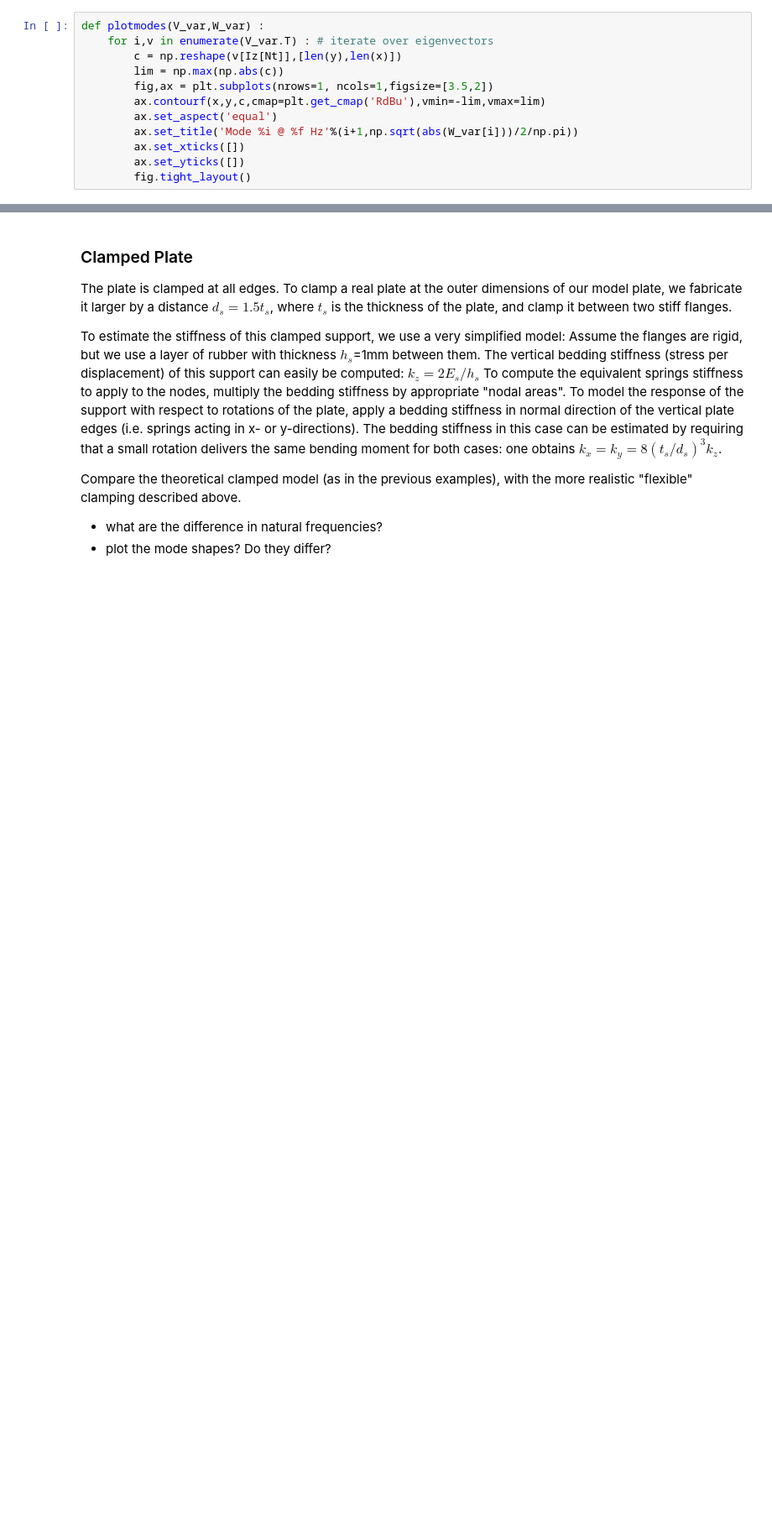
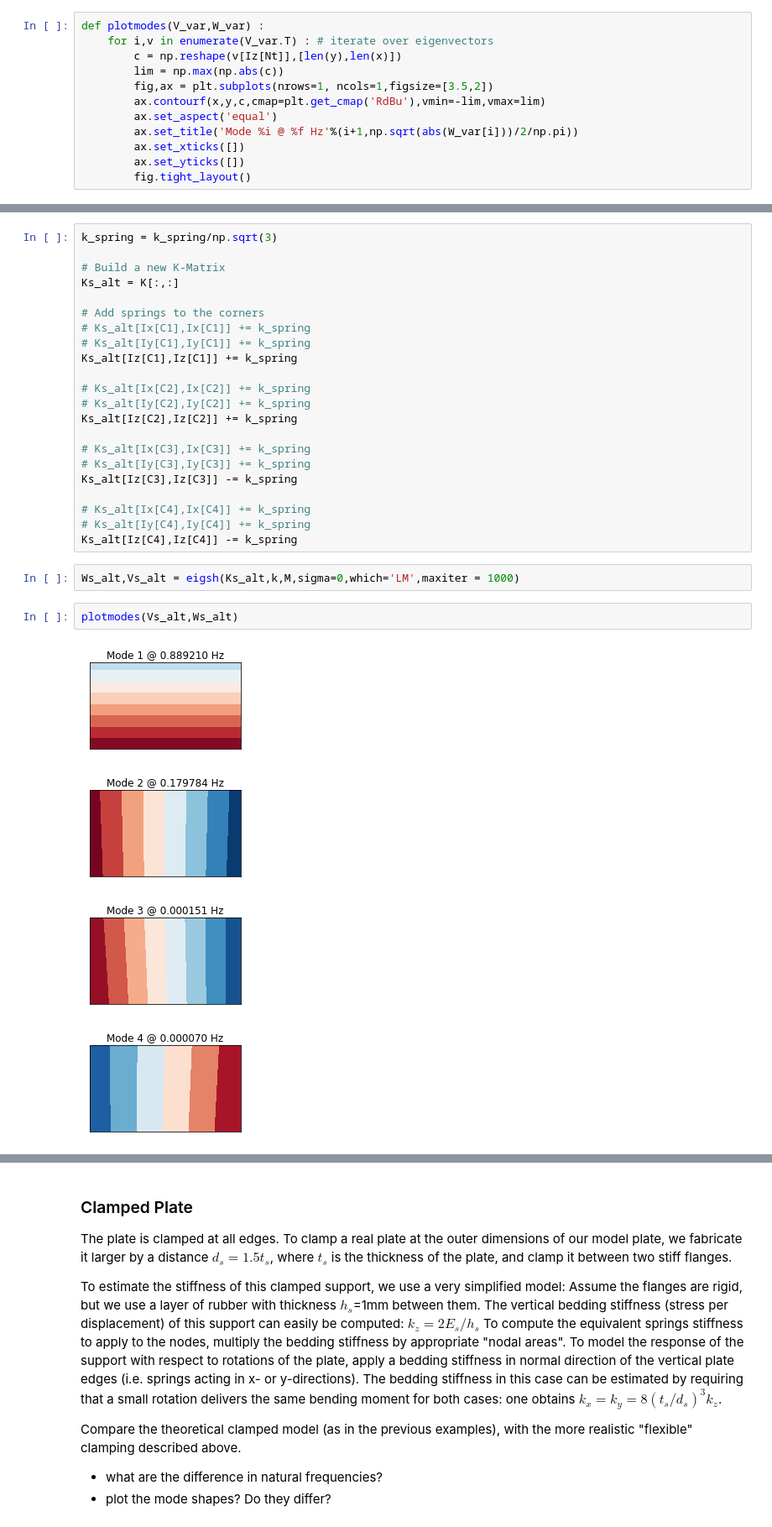
Before and after one commit to phmandl/modalanalyse, a Jupyter notebook: HW4/4_MeasurementTechniques_template.ipynb, the cells around one changed output, grey strips where cells are left out. Shown at 84% size. Saved outputs shown, nothing was run; the diff lists cells and outputs as text; blank space fills up the shorter version.

Commit message:
Merged everything; Added another model for the spring free plate estimation

```diff
--- a/HW4/4_MeasurementTechniques_template.ipynb
+++ b/HW4/4_MeasurementTechniques_template.ipynb
@@ -209,0 +245,31 @@ plotmodes(Vs,Ws)
+# %%
+k_spring = k_spring/np.sqrt(3)
+
+# Build a new K-Matrix
+Ks_alt = K[:,:]
+
+# Add springs to the corners
+# Ks_alt[Ix[C1],Ix[C1]] += k_spring
+# Ks_alt[Iy[C1],Iy[C1]] += k_spring
+Ks_alt[Iz[C1],Iz[C1]] += k_spring
+
+# Ks_alt[Ix[C2],Ix[C2]] += k_spring
+# Ks_alt[Iy[C2],Iy[C2]] += k_spring
+Ks_alt[Iz[C2],Iz[C2]] += k_spring
+
+# Ks_alt[Ix[C3],Ix[C3]] += k_spring
+# Ks_alt[Iy[C3],Iy[C3]] += k_spring
+Ks_alt[Iz[C3],Iz[C3]] -= k_spring
+
+# Ks_alt[Ix[C4],Ix[C4]] += k_spring
+# Ks_alt[Iy[C4],Iy[C4]] += k_spring
+Ks_alt[Iz[C4],Iz[C4]] -= k_spring
+# %%
+Ws_alt,Vs_alt = eigsh(Ks_alt,k,M,sigma=0,which='LM',maxiter = 1000)
+# %%
+plotmodes(Vs_alt,Ws_alt)
+# %% [output]
+[figure, added]
+[figure, added]
+[figure, added]
+[figure, added]
```
Also changed, not shown: parts of 43 cells of this notebook.
